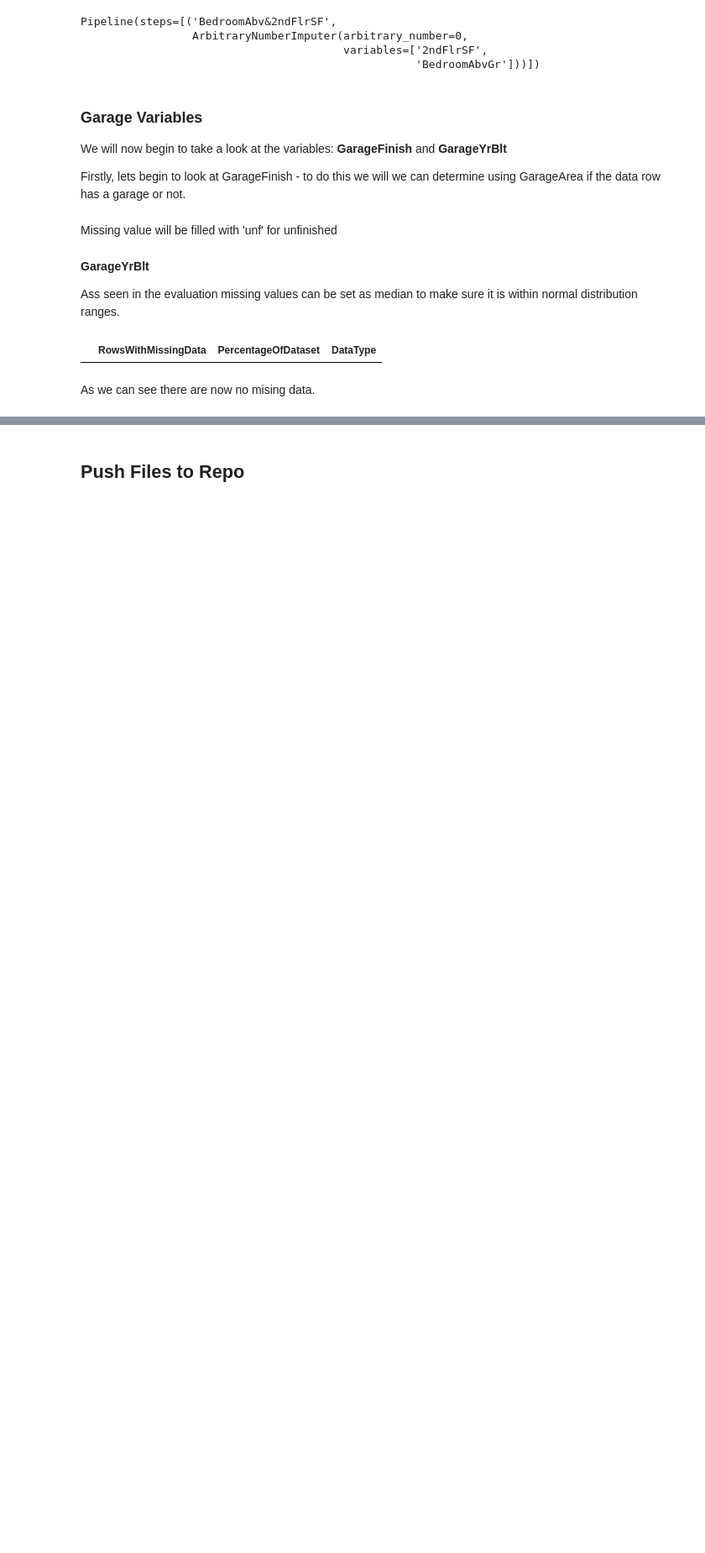
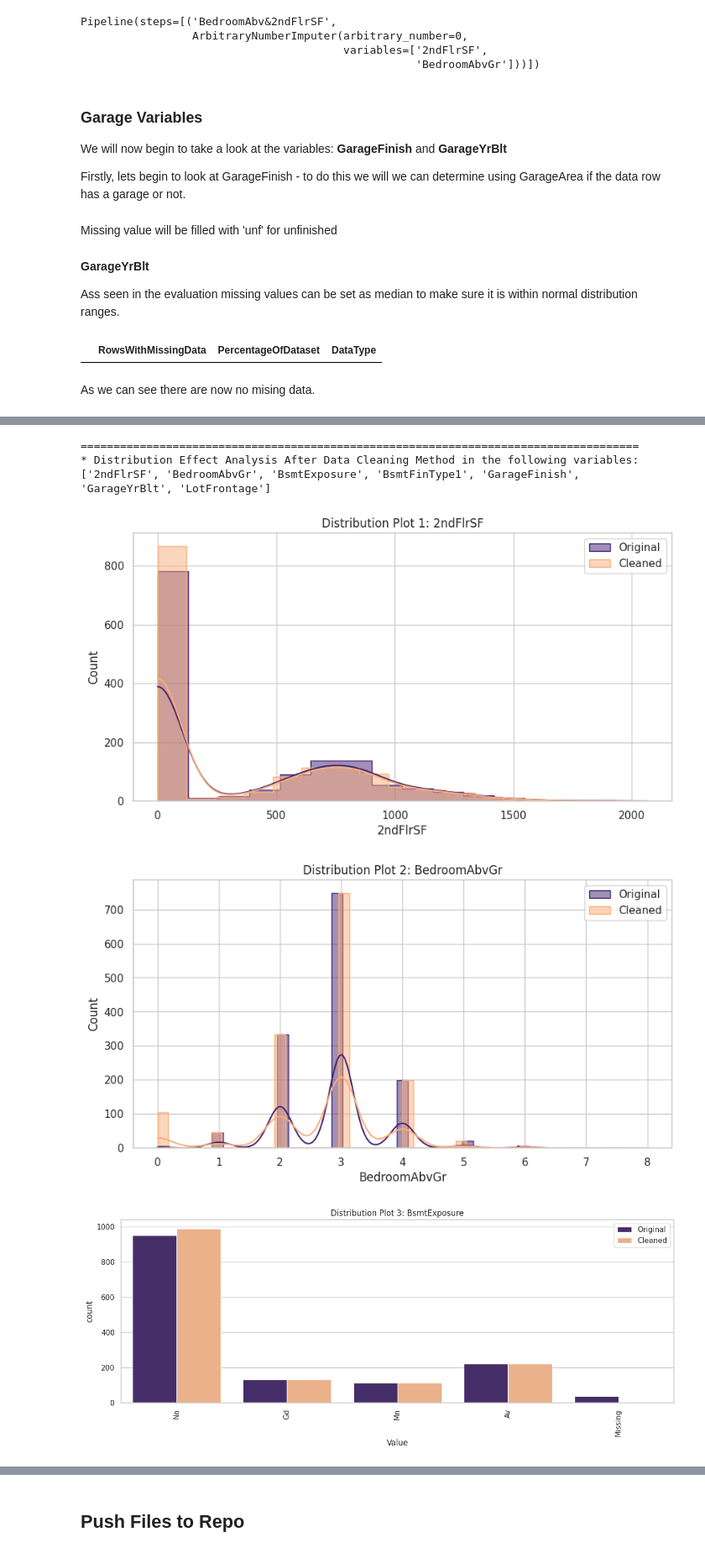
Before and after one commit to craig-grant630/Heritage-Housing, a Jupyter notebook: jupyter_notebooks/DataCleaning.ipynb, the cells around one changed output, grey strips where cells are left out. Shown at 84% size. Drawn from its saved outputs; the diff is of its cells as text; code cells hidden in the pictures; blank space fills up the shorter version.

Commit message:
compare data orginal vs data clean in cleaning notebook

```diff
--- a/jupyter_notebooks/DataCleaning.ipynb
+++ b/jupyter_notebooks/DataCleaning.ipynb
@@ -480,0 +536,11 @@ As we can see there are now no mising data.
+# %%
+DataCleaningEffect(df_original=df,
+                df_cleaned=df_clean,
+                variables_applied_with_method=null_variables)
+# %% [output]
+=====================================================================================
+* Distribution Effect Analysis After Data Cleaning Method in the following variables:
+['2ndFlrSF', 'BedroomAbvGr', 'BsmtExposure', 'BsmtFinType1', 'GarageFinish', 'GarageYrBlt', 'LotFrontage']
+[figure, added]
+[figure, added]
+[figure, added]
```
Also changed, not shown: parts of 6 cells of this notebook.
